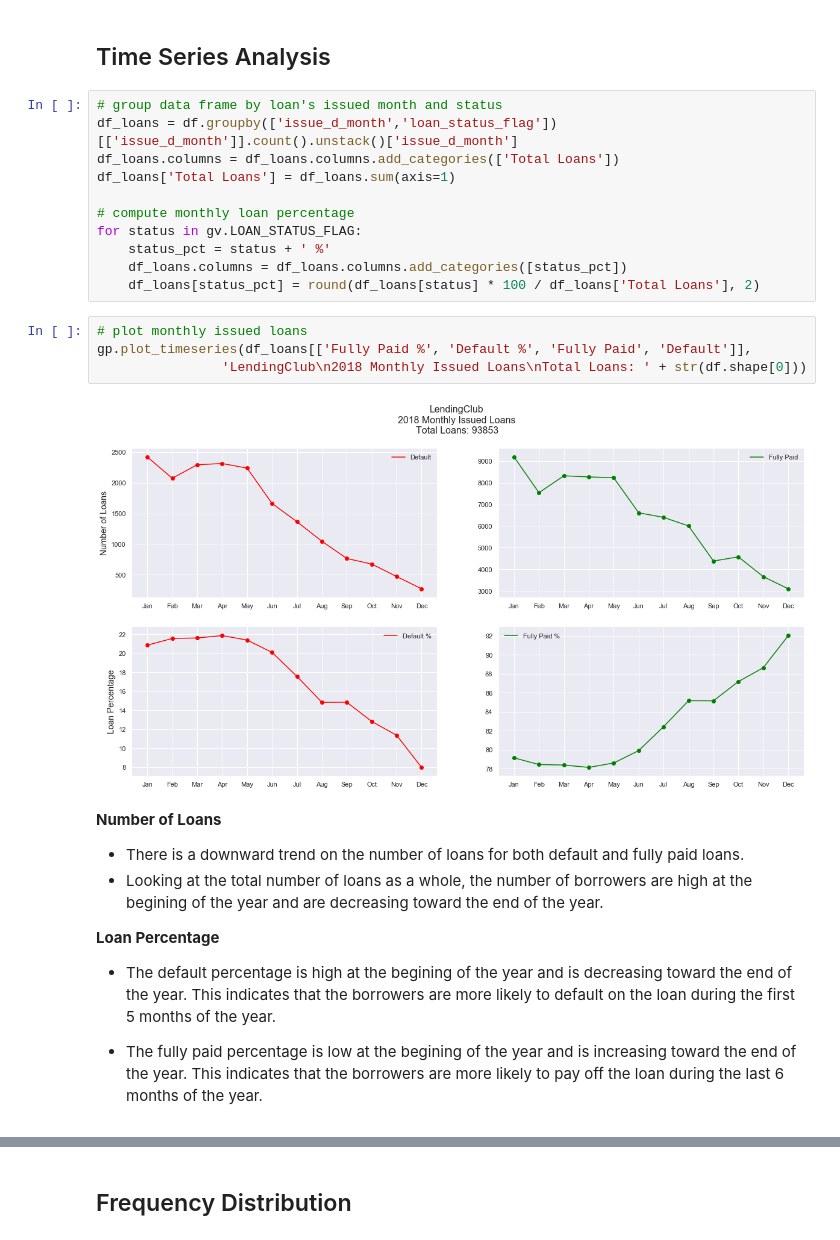
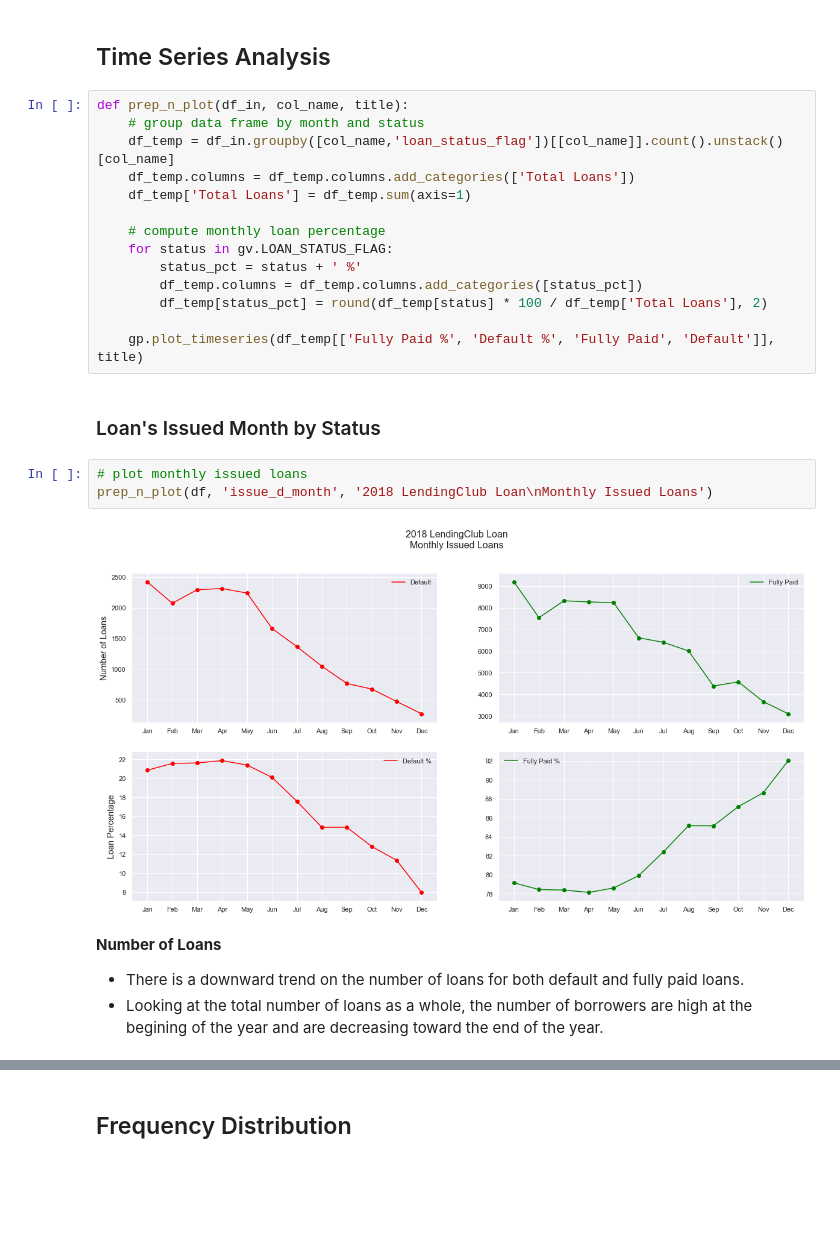
Before and after one commit to nphan20181/Loan-Default-Prediction, a Jupyter notebook: lc_loan_data_story.ipynb, the cells around one changed output, grey strips where cells are left out. Cells and saved outputs as stored; diff of their text form; blank space fills up the shorter version.

```diff
--- a/lc_loan_data_story.ipynb
+++ b/lc_loan_data_story.ipynb
@@ -47,30 +47,28 @@ _ = plt.title('2018 LC Loan Data\nNumber of Loans per Loan Status\n\n', size=15)
 # %% [markdown]
 ## Time Series Analysis
 # %%
-# group data frame by loan's issued month and status
-df_loans = df.groupby(['issue_d_month','loan_status_flag'])[['issue_d_month']].count().unstack()['issue_d_month']
-df_loans.columns = df_loans.columns.add_categories(['Total Loans'])
-df_loans['Total Loans'] = df_loans.sum(axis=1)
+def prep_n_plot(df_in, col_name, title):
+    # group data frame by month and status
+    df_temp = df_in.groupby([col_name,'loan_status_flag'])[[col_name]].count().unstack()[col_name]
+    df_temp.columns = df_temp.columns.add_categories(['Total Loans'])
+    df_temp['Total Loans'] = df_temp.sum(axis=1)
 
-# compute monthly loan percentage
-for status in gv.LOAN_STATUS_FLAG:
-    status_pct = status + ' %'
-    df_loans.columns = df_loans.columns.add_categories([status_pct])
-    df_loans[status_pct] = round(df_loans[status] * 100 / df_loans['Total Loans'], 2)
+    # compute monthly loan percentage
+    for status in gv.LOAN_STATUS_FLAG:
+        status_pct = status + ' %'
+        df_temp.columns = df_temp.columns.add_categories([status_pct])
+        df_temp[status_pct] = round(df_temp[status] * 100 / df_temp['Total Loans'], 2)
+
+    gp.plot_timeseries(df_temp[['Fully Paid %', 'Default %', 'Fully Paid', 'Default']], title)
-# %%
-# plot monthly issued loans
-gp.plot_timeseries(df_loans[['Fully Paid %', 'Default %', 'Fully Paid', 'Default']],
-                'LendingClub\n2018 Monthly Issued Loans\nTotal Loans: ' + str(df.shape[0]))
-# %% [output]
-[figure, removed]
+# %% [markdown]
+### Loan's Issued Month by Status
+# %%
+# plot monthly issued loans
+prep_n_plot(df, 'issue_d_month', '2018 LendingClub Loan\nMonthly Issued Loans')
+# %% [output]
+[figure, added]
 # %% [markdown]
 **Number of Loans**
 
  - There is a downward trend on the number of loans for both default and fully paid loans.
  - Looking at the total number of loans as a whole, the number of borrowers are high at the begining of the year and are decreasing toward the end of the year.
-
-**Loan Percentage**
-
- - The default percentage is high at the begining of the year and is decreasing toward the end of the year. This indicates that the borrowers are more likely to default on the loan during the first 5 months of the year.
-
- - The fully paid percentage is low at the begining of the year and is increasing toward the end of the year. This indicates that the borrowers are more likely to pay off the loan during the last 6 months of the year.
```
Also changed, not shown: parts of 3 cells of this notebook, 1 other file.
